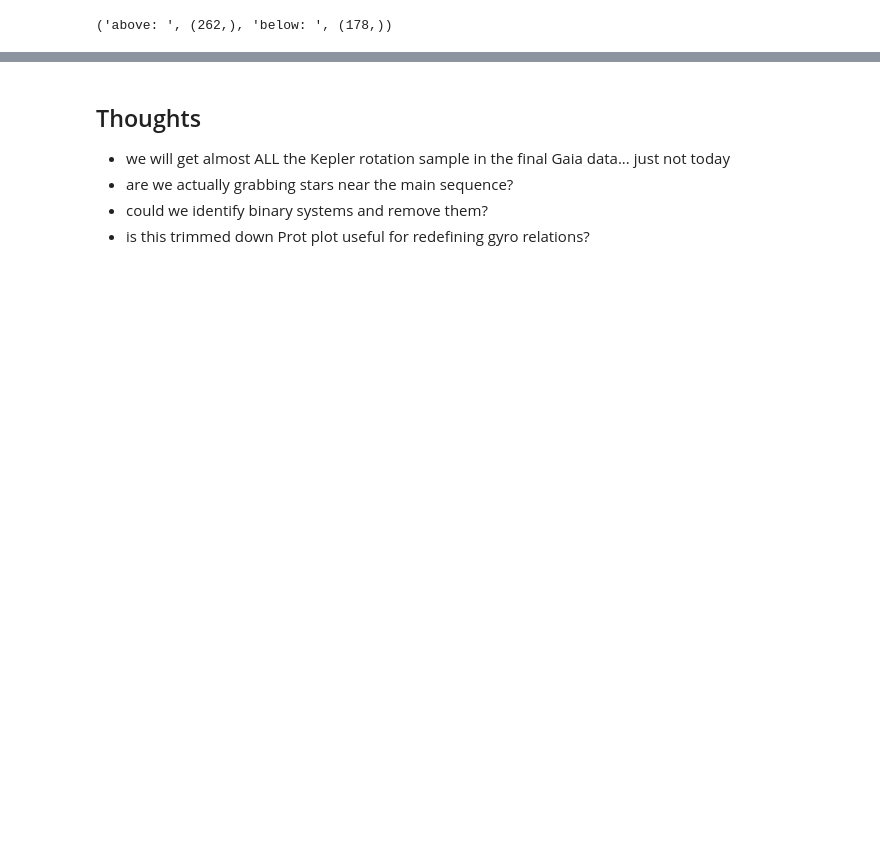
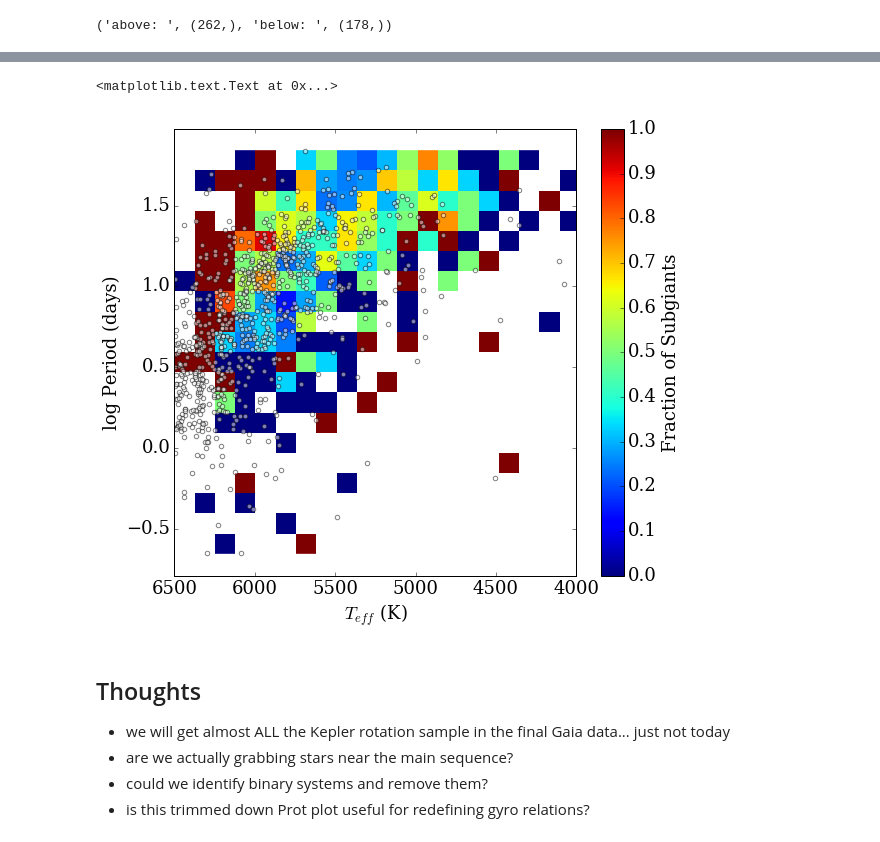
Before and after one commit to jradavenport/gaia_rot, a Jupyter notebook: explore.ipynb, the cells around one changed output, grey strips where cells are left out. Drawn from its saved outputs; the diff is of its cells as text; code cells hidden in the pictures; blank space fills up the shorter version.

Commit message:
add subgiant plot

```diff
--- a/explore.ipynb
+++ b/explore.ipynb
@@ -672,3 +681,27 @@ plt.ylabel('$M_G$ (mag)')
+# %%
+# try to match plot that J. van Saders sent, predicting fraction of subgiants as function of color & period
+subg = delta_mag >= delta_lim[1]
+NBins=20
+
+H1, xe, ye = np.histogram2d(gaia[u'Teff'].values[ok], np.log10(gaia[u'Prot'].values[ok]),
+                            weights=subg, bins=NBins)
+H2, xe, ye = np.histogram2d(gaia[u'Teff'].values[ok], np.log10(gaia[u'Prot'].values[ok]),
+                            bins=NBins)
+
+
+plt.figure(figsize=(9,8))
+plt.imshow(H1/H2, interpolation='nearest', origin='low', extent=[xe[0], xe[-1], ye[0], ye[-1]], aspect='auto')
+cb = plt.colorbar()
+cb.set_label('Fraction of Subgiants')
+
+plt.scatter(gaia[u'Teff'].values[ok], np.log10(gaia[u'Prot'].values[ok]),c='white', alpha=0.5)
+
+plt.xlim(6500,4000)
+plt.xlabel('$T_{eff}$ (K)')
+plt.ylabel('log Period (days)')
+# %% [output]
+<matplotlib.text.Text at 0x...>
+[figure, added]
 # %% [markdown]
 ## Thoughts
 
```
Also changed, not shown: parts of 18 cells of this notebook.
